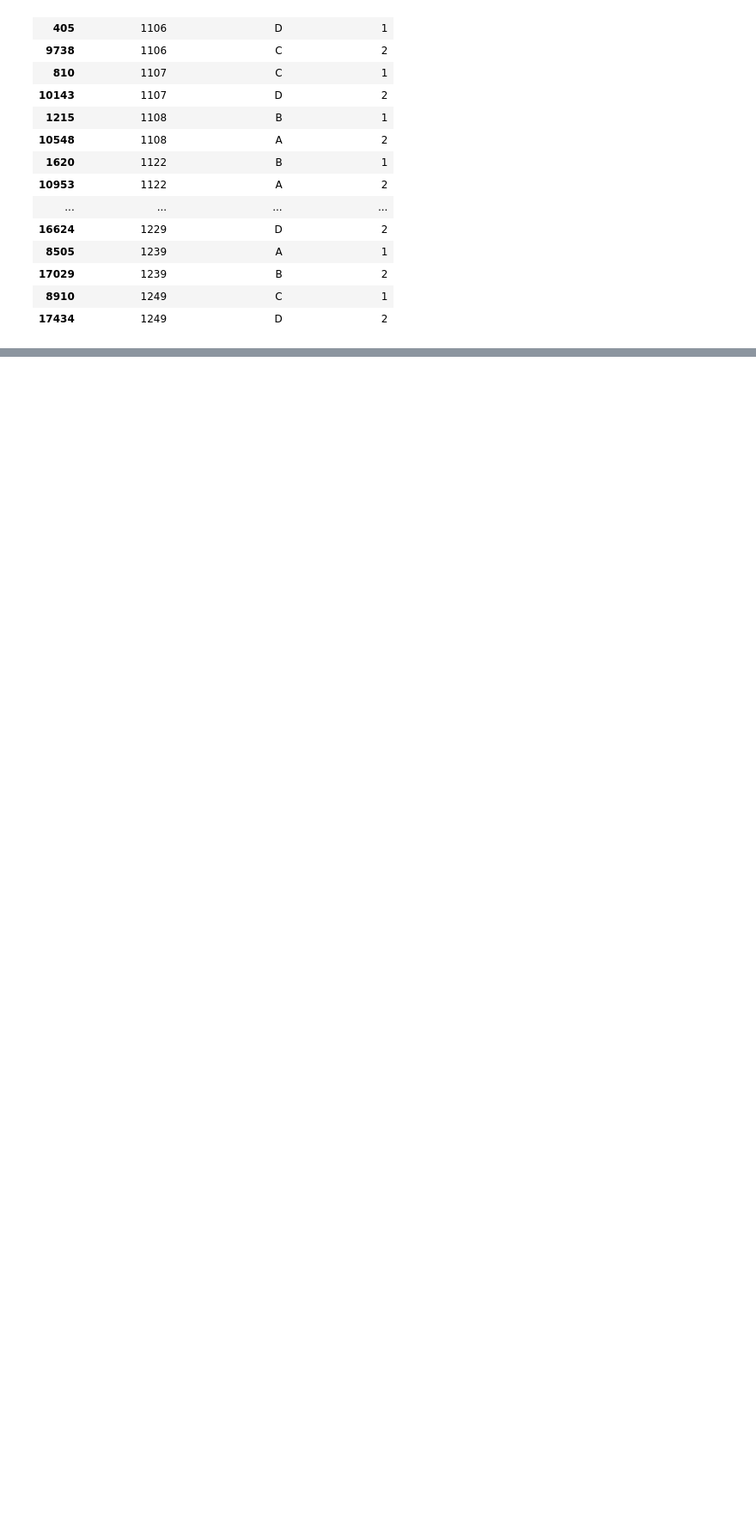
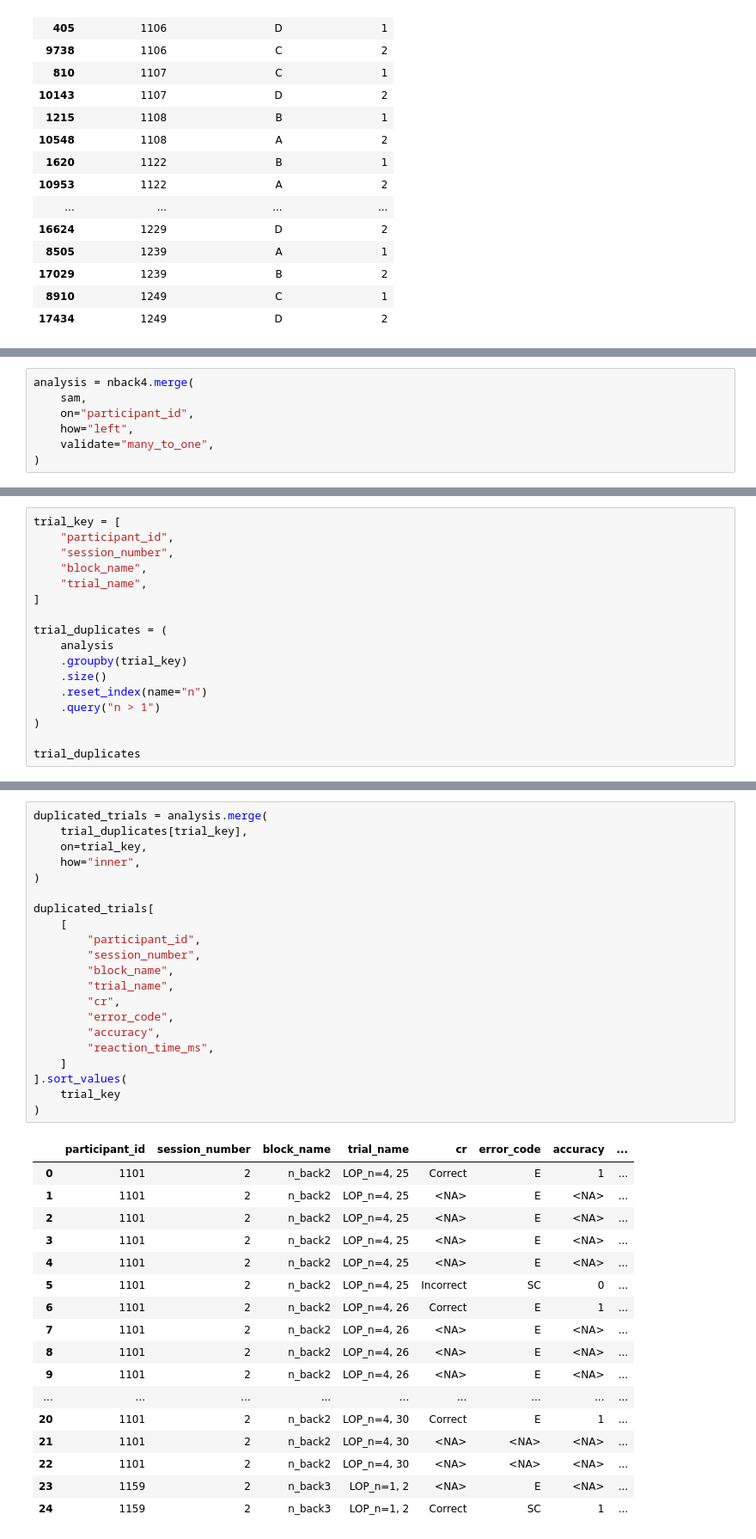
Before and after one commit to Neurocognitive-Engineering-Laboratory/experiment-crossover-emotion, a Jupyter notebook: notebooks/01_data_cleaning.ipynb, the cells around one changed output, grey strips where cells are left out. Shown at 86% size. Drawn from its saved outputs; the diff is of its cells as text; blank space fills up the shorter version.

```diff
--- a/notebooks/01_data_cleaning.ipynb
+++ b/notebooks/01_data_cleaning.ipynb
@@ -927,0 +1306,7 @@ participant_sessions
+# %%
+analysis = nback4.merge(
+    sam,
+    on="participant_id",
+    how="left",
+    validate="many_to_one",
+)
@@ -927,0 +1358,17 @@ participant_sessions
+# %%
+trial_key = [
+    "participant_id",
+    "session_number",
+    "block_name",
+    "trial_name",
+]
+
+trial_duplicates = (
+    analysis
+    .groupby(trial_key)
+    .size()
+    .reset_index(name="n")
+    .query("n > 1")
+)
+
+trial_duplicates
@@ -927,0 +1383,39 @@ participant_sessions
+# %%
+duplicated_trials = analysis.merge(
+    trial_duplicates[trial_key],
+    on=trial_key,
+    how="inner",
+)
+
+duplicated_trials[
+    [
+        "participant_id",
+        "session_number",
+        "block_name",
+        "trial_name",
+        "cr",
+        "error_code",
+        "accuracy",
+        "reaction_time_ms",
+    ]
+].sort_values(
+    trial_key
+)
+# %% [output]
+|  | participant_id | session_number | block_name | trial_name | cr | error_code | accuracy | ... |
+| 0 | 1101 | 2 | n_back2 | LOP_n=4, 25 | Correct | E | 1 | ... |
+| 1 | 1101 | 2 | n_back2 | LOP_n=4, 25 | <NA> | E | <NA> | ... |
+| 2 | 1101 | 2 | n_back2 | LOP_n=4, 25 | <NA> | E | <NA> | ... |
+| 3 | 1101 | 2 | n_back2 | LOP_n=4, 25 | <NA> | E | <NA> | ... |
+| 4 | 1101 | 2 | n_back2 | LOP_n=4, 25 | <NA> | E | <NA> | ... |
+| 5 | 1101 | 2 | n_back2 | LOP_n=4, 25 | Incorrect | SC | 0 | ... |
+| 6 | 1101 | 2 | n_back2 | LOP_n=4, 26 | Correct | E | 1 | ... |
+| 7 | 1101 | 2 | n_back2 | LOP_n=4, 26 | <NA> | E | <NA> | ... |
+| 8 | 1101 | 2 | n_back2 | LOP_n=4, 26 | <NA> | E | <NA> | ... |
+| 9 | 1101 | 2 | n_back2 | LOP_n=4, 26 | <NA> | E | <NA> | ... |
+| ... | ... | ... | ... | ... | ... | ... | ... | ... |
+| 20 | 1101 | 2 | n_back2 | LOP_n=4, 30 | Correct | E | 1 | ... |
+| 21 | 1101 | 2 | n_back2 | LOP_n=4, 30 | <NA> | <NA> | <NA> | ... |
+| 22 | 1101 | 2 | n_back2 | LOP_n=4, 30 | <NA> | <NA> | <NA> | ... |
+| 23 | 1159 | 2 | n_back3 | LOP_n=1, 2 | <NA> | E | <NA> | ... |
+| 24 | 1159 | 2 | n_back3 | LOP_n=1, 2 | Correct | SC | 1 | ... |
```
Also changed, not shown: parts of 32 cells of this notebook, 18 other files.
